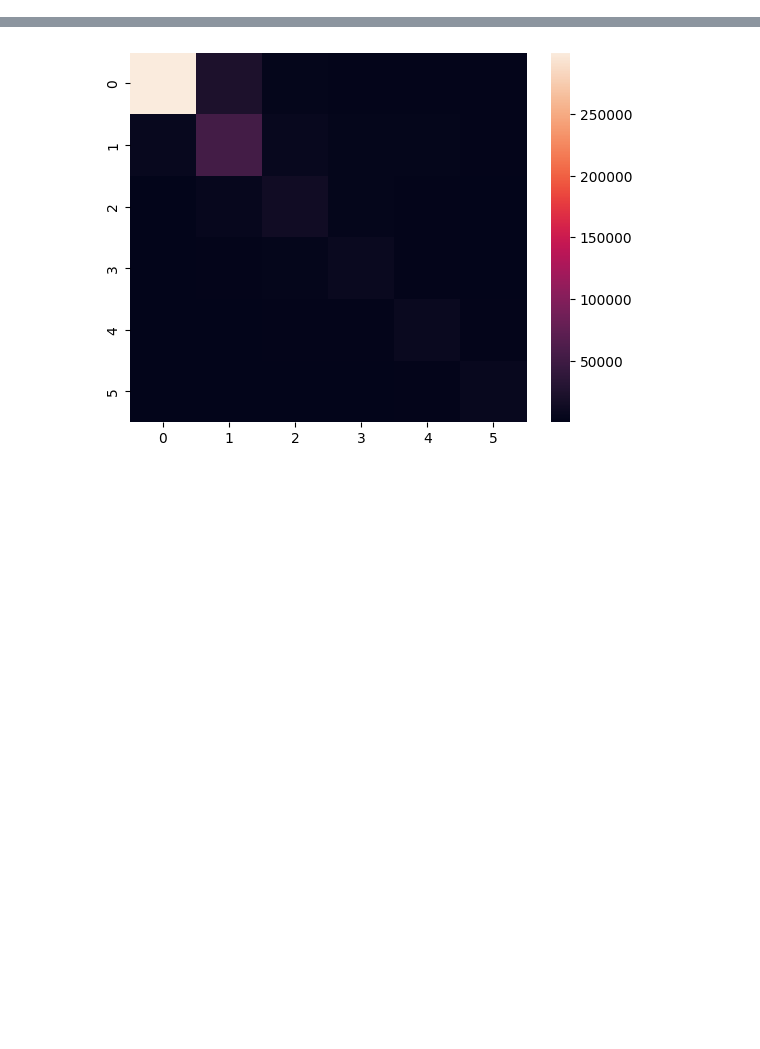
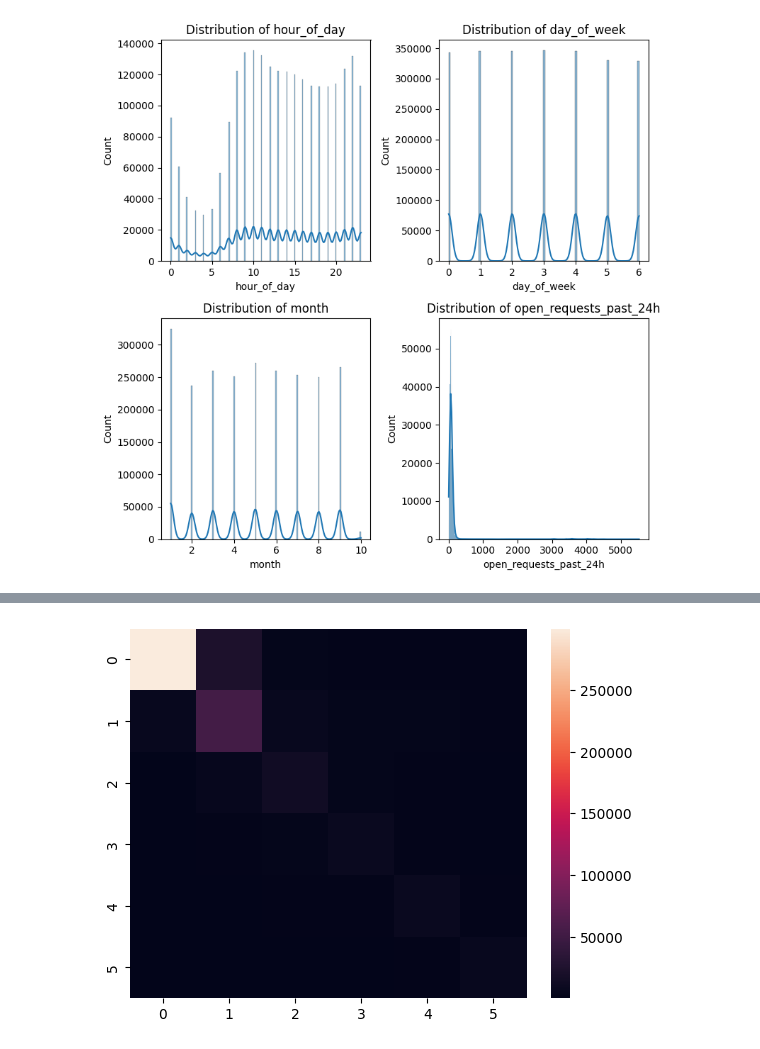
Before and after one commit to CodeAlekh/nyc-311-analysis, a Jupyter notebook: src/random_forest_classifier.ipynb, the cells around one changed output, grey strips where cells are left out. Saved outputs shown, nothing was run; the diff lists cells and outputs as text; code cells hidden in the pictures; blank space fills up the shorter version.

```diff
--- a/src/random_forest_classifier.ipynb
+++ b/src/random_forest_classifier.ipynb
@@ -13,0 +26,14 @@ df['resolution_class_int'] = df['resolution_class'].map(class_map)
+# %%
+num_cols = ['hour_of_day', 'day_of_week', 'month', 'open_requests_past_24h']
+
+fig, axes = plt.subplots(2, 2, figsize=(8, 8))
+axes = axes.flatten()
+
+for i, col in enumerate(num_cols):
+    sns.histplot(df[col], ax=axes[i], kde=True)
+    axes[i].set_title(f"Distribution of {col}")
+
+plt.tight_layout()
+plt.show()
+# %% [output]
+[figure, added]
```
Also changed, not shown: parts of 6 cells of this notebook, 29 other files.
